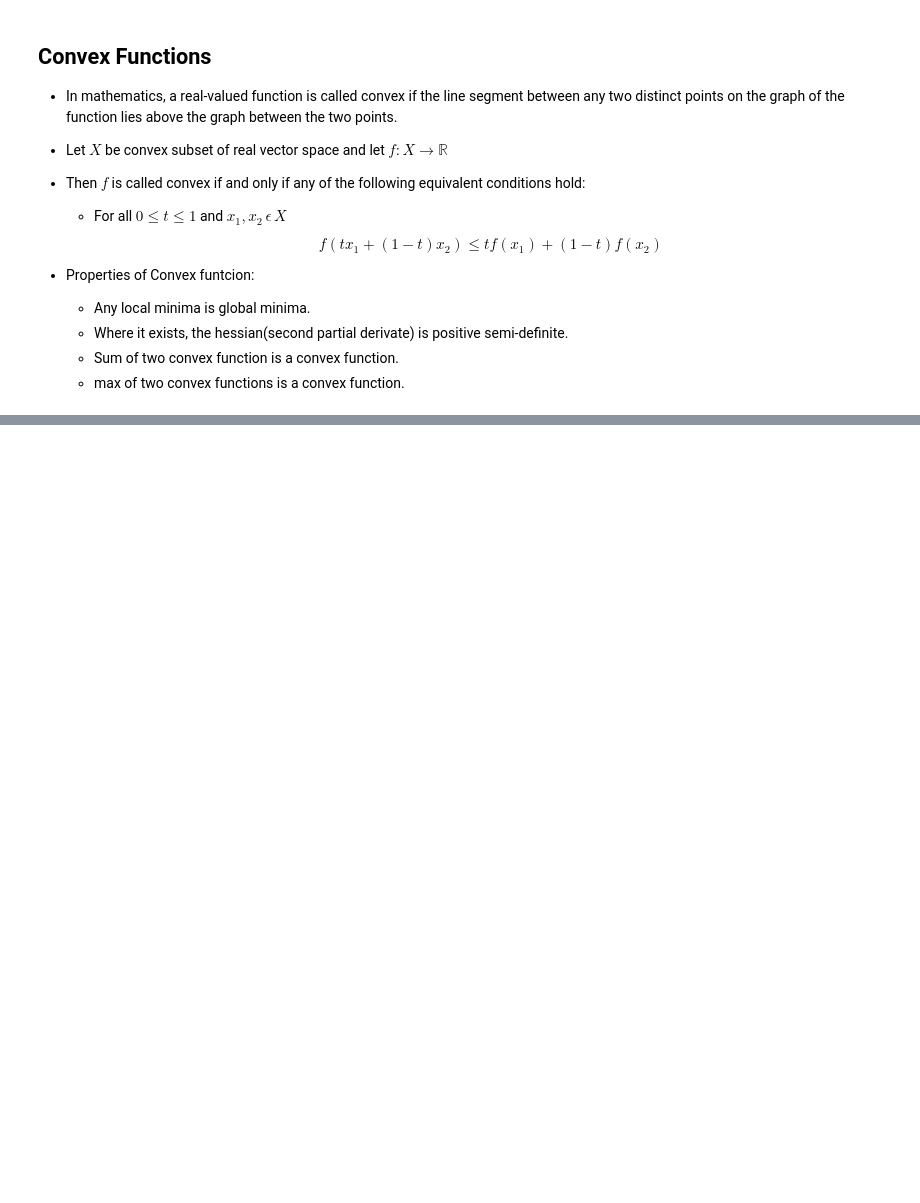
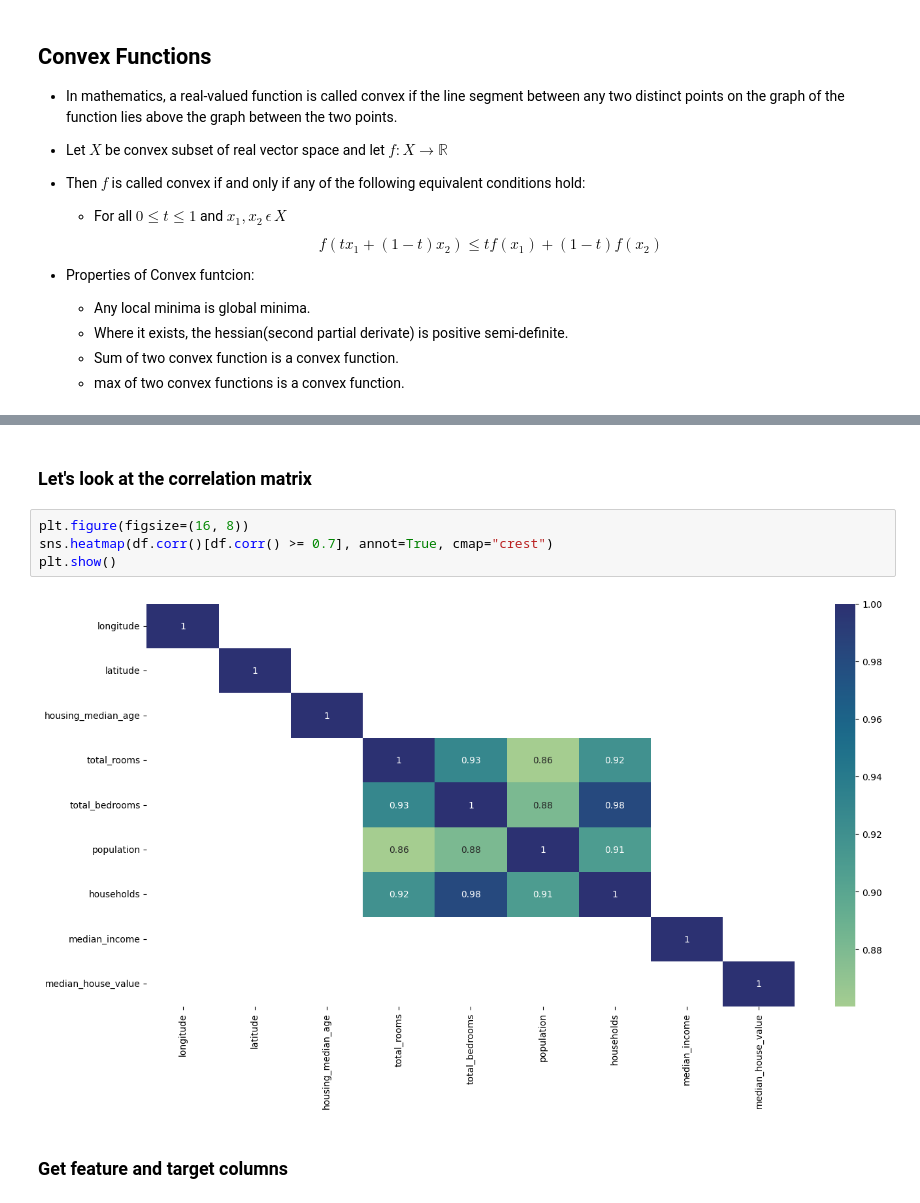
Before and after one commit to sachinprasadhs/AI-Concepts, a Jupyter notebook: Common Concepts/Linear Regression/linear_regression_from_scratch.ipynb, the cells around one changed output, grey strips where cells are left out. Drawn from its saved outputs; the diff is of its cells as text; blank space fills up the shorter version.

```diff
--- a/Common Concepts/Linear Regression/linear_regression_from_scratch.ipynb
+++ b/Common Concepts/Linear Regression/linear_regression_from_scratch.ipynb
@@ -275,0 +314,10 @@ Y_ = -6.0 + -3.0 * X1 + -1.0 * X2 + -3.0 * X3 + -6.0 * X4 + -6.0 * X5
+# %% [markdown]
+### Let's look at the correlation matrix
+# %%
+plt.figure(figsize=(16, 8))
+sns.heatmap(df.corr()[df.corr() >= 0.7], annot=True, cmap="crest")
+plt.show()
+# %% [output]
+[figure, added]
+# %% [markdown]
+### Get feature and target columns
```
Also changed, not shown: parts of 27 cells of this notebook.
